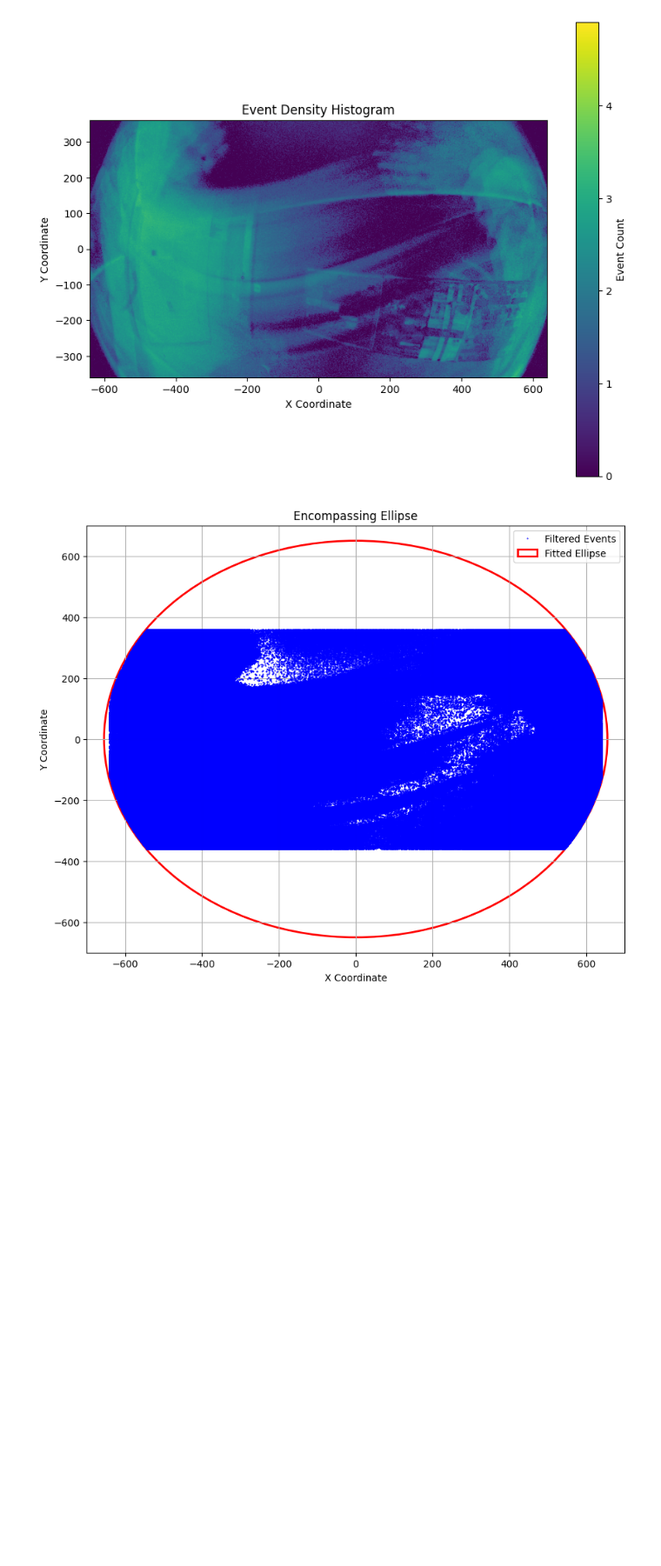
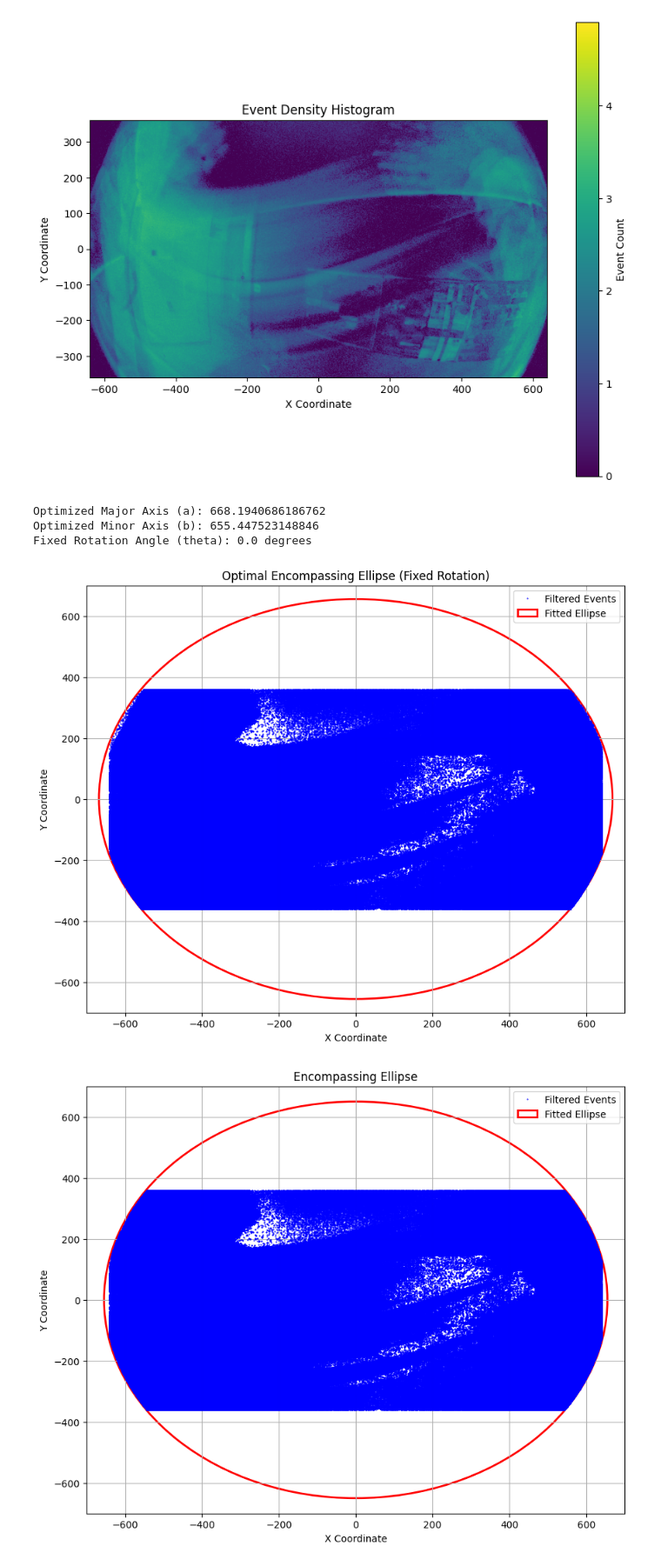
Before and after one commit to kubakubakuba/mrs-uvdar-distance-estimator, a Jupyter notebook: rssr.ipynb, the cells around one changed output. Shown at 87% size. Drawn from its saved outputs; the diff is of its cells as text; code cells hidden in the pictures; blank space fills up the shorter version.

```diff
--- a/rssr.ipynb
+++ b/rssr.ipynb
@@ -85,6 +85,80 @@ Height: 720, Width: 1280
 First event after transformation: (458, -262, 0, 1)
 Data type of events['y']: int32
 [figure]
+# %%
+import numpy as np
+import matplotlib.pyplot as plt
+from scipy.optimize import minimize
+from matplotlib.patches import Ellipse
+
+# Load events data (assuming `events` is already loaded)
+x = events['x']
+y = events['y']
+points = np.column_stack((x, y))
+
+# Filter points to remove outliers (optional)
+distances = np.sqrt(x**2 + y**2)
+percentile_cutoff = np.percentile(distances, 99)
+filtered_points = points[distances <= percentile_cutoff]
+x_filt, y_filt = filtered_points[:, 0], filtered_points[:, 1]
+
+# Define the cost function (only for a and b)
+def ellipse_cost(params, points):
+    a, b = params
+    x, y = points[:, 0], points[:, 1]
+
+    # Check if points lie inside the ellipse (no rotation, theta = 0)
+    inside = (x**2 / a**2) + (y**2 / b**2) <= 1
+
+    # Cost: sum of squared distances for points outside the ellipse
+    cost = np.sum((x[~inside]**2 / a**2) + (y[~inside]**2 / b**2) - 1)
+    return cost
+
+# Initial guess for ellipse parameters (a and b only)
+initial_guess = [650, 650]  # [a, b]
+
+# Optimize the ellipse parameters (a and b only)
+result = minimize(ellipse_cost, initial_guess, args=(filtered_points,), method='L-BFGS-B')
+a_opt, b_opt = result.x
+
+# Fixed rotation angle (theta = 0)
+theta_opt = 0
+
+# Print the optimized parameters
+print(f"Optimized Major Axis (a): {a_opt}")
+print(f"Optimized Minor Axis (b): {b_opt}")
+print(f"Fixed Rotation Angle (theta): {np.degrees(theta_opt)} degrees")
+
+# Plot the data points and the fitted ellipse
+fig, ax = plt.subplots(figsize=(10, 8))
+ax.plot(x_filt, y_filt, 'b.', markersize=1, label='Filtered Events')
+
+ellipse = Ellipse(
+    xy=(0, 0),
+    width=2 * a_opt,
+    height=2 * b_opt,
+    angle=np.degrees(theta_opt),
+    edgecolor='red',
+    facecolor='none',
+    linewidth=2,
+    label='Fitted Ellipse'
+)
+ax.add_patch(ellipse)
+
+# Axis labels and limits
+plt.xlabel('X Coordinate')
+plt.ylabel('Y Coordinate')
+plt.title('Optimal Encompassing Ellipse (Fixed Rotation)')
+plt.legend(loc='upper right')
+plt.xlim(-700, 700)
+plt.ylim(-700, 700)
+plt.grid(True)
+plt.show()
+# %% [output]
+Optimized Major Axis (a): 668.1940686186762
+Optimized Minor Axis (b): 655.447523148846
+Fixed Rotation Angle (theta): 0.0 degrees
+[figure, added]
 # %%
 import numpy as np
 import matplotlib.pyplot as plt
```
Also changed, not shown: parts of 1 cell of this notebook, 4 other files.
